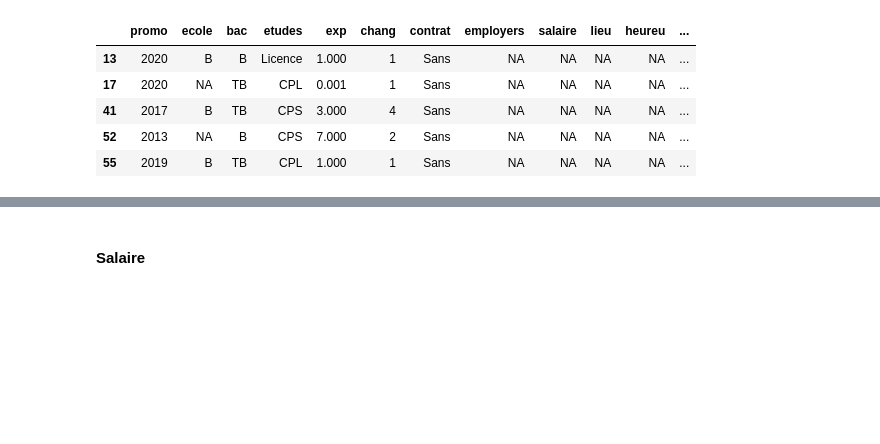
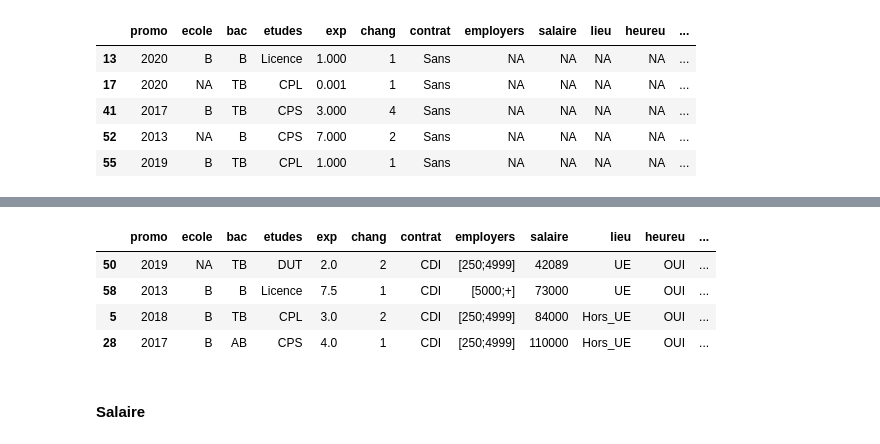
Before and after one commit to WyloW2RicardO/Travails, a Jupyter notebook: Cours/Mathematiques/devoire_regretion_salaire.ipynb, the cells around one changed output, grey strips where cells are left out. Cells and saved outputs as stored; diff of their text form; code cells hidden in the pictures; blank space fills up the shorter version.

```diff
--- a/Cours/Mathematiques/devoire_regretion_salaire.ipynb
+++ b/Cours/Mathematiques/devoire_regretion_salaire.ipynb
@@ -508,0 +518,17 @@ dataset2 <- dataset1[-indexContratSans,]
+# %%
+indexLieuUE <- rechercher(
+    dataset2$lieu
+    , 'UE'
+    )
+index1LieuHEU <- rechercher(
+    dataset2$lieu
+    , 'Hors_UE'
+    )
+indexLieuHFrance <- c(indexLieuUE,index1LieuHEU)
+dataset2[indexLieuHFrance,]
+# %% [output]
+|  | promo | ecole | bac | etudes | exp | chang | contrat | employers | salaire | lieu | heureu | ... |
+| 50 | 2019 | NA | TB | DUT | 2.0 | 2 | CDI | [250;4999] | 42089 | UE | OUI | ... |
+| 58 | 2013 | B | B | Licence | 7.5 | 1 | CDI | [5000;+] | 73000 | UE | OUI | ... |
+| 5 | 2018 | B | TB | CPL | 3.0 | 2 | CDI | [250;4999] | 84000 | Hors_UE | OUI | ... |
+| 28 | 2017 | B | AB | CPS | 4.0 | 1 | CDI | [250;4999] | 110000 | Hors_UE | OUI | ... |
```
Also changed, not shown: parts of 37 cells of this notebook.
